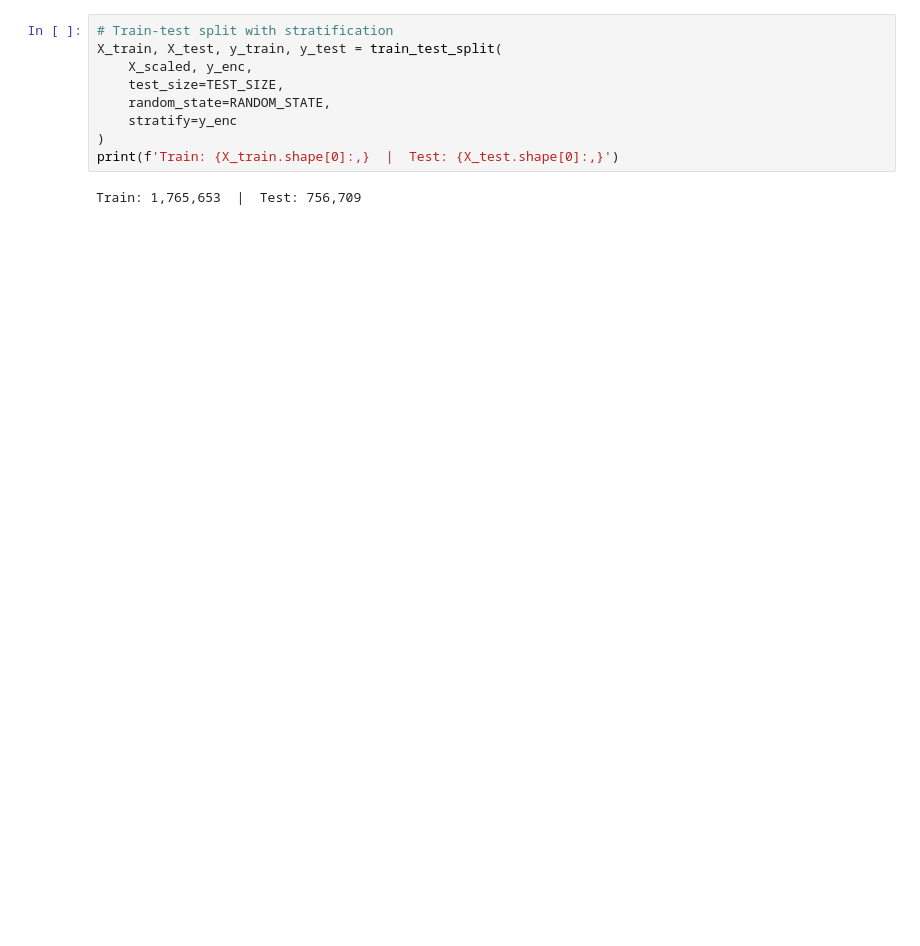
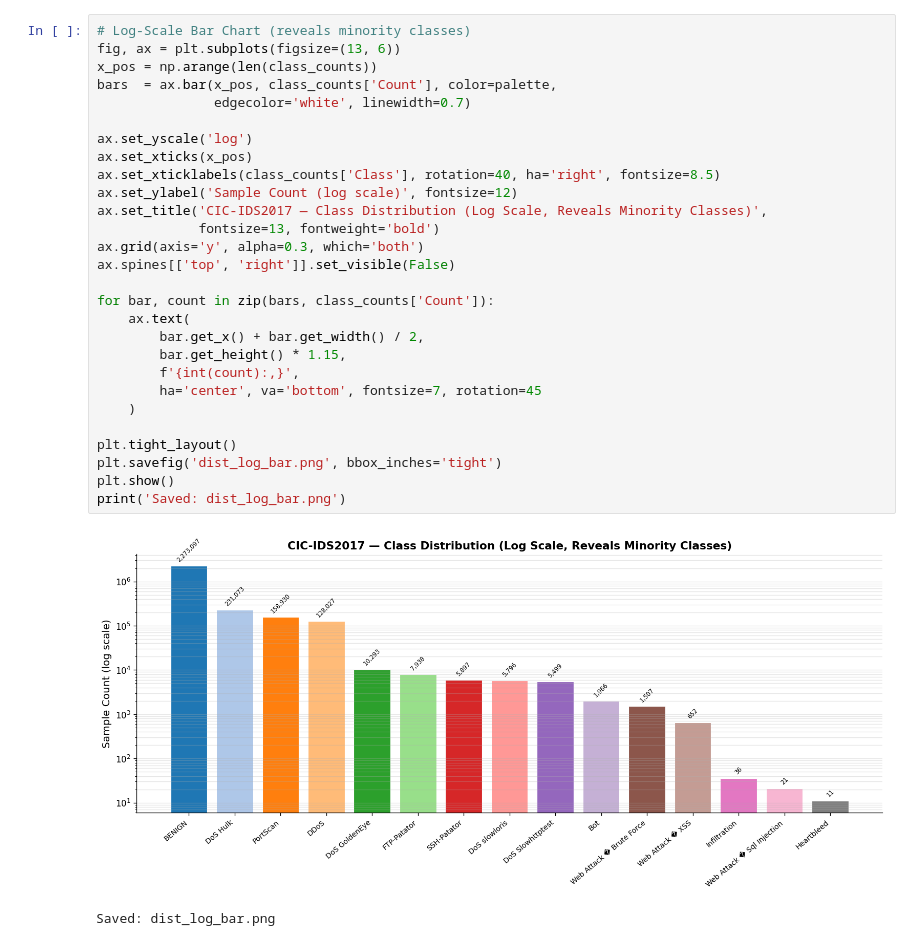
Before and after one commit to yoshbatula/Hybrid-Enhanced-Stacked-Ensemble-for-Network-Intrusion-Detection, a Jupyter notebook: baseline-model.ipynb, the cells around one changed output. Cells and saved outputs as stored; diff of their text form; blank space fills up the shorter version.

```diff
--- a/baseline-model.ipynb
+++ b/baseline-model.ipynb
@@ -171,12 +188,32 @@ Data preparation complete.
 # %%
-# Train-test split with stratification
-X_train, X_test, y_train, y_test = train_test_split(
-    X_scaled, y_enc,
-    test_size=TEST_SIZE,
-    random_state=RANDOM_STATE,
-    stratify=y_enc
-)
-print(f'Train: {X_train.shape[0]:,}  |  Test: {X_test.shape[0]:,}')
+# Log-Scale Bar Chart (reveals minority classes)
+fig, ax = plt.subplots(figsize=(13, 6))
+x_pos = np.arange(len(class_counts))
+bars  = ax.bar(x_pos, class_counts['Count'], color=palette,
+               edgecolor='white', linewidth=0.7)
+
+ax.set_yscale('log')
+ax.set_xticks(x_pos)
+ax.set_xticklabels(class_counts['Class'], rotation=40, ha='right', fontsize=8.5)
+ax.set_ylabel('Sample Count (log scale)', fontsize=12)
+ax.set_title('CIC-IDS2017 — Class Distribution (Log Scale, Reveals Minority Classes)',
+             fontsize=13, fontweight='bold')
+ax.grid(axis='y', alpha=0.3, which='both')
+ax.spines[['top', 'right']].set_visible(False)
+
+for bar, count in zip(bars, class_counts['Count']):
+    ax.text(
+        bar.get_x() + bar.get_width() / 2,
+        bar.get_height() * 1.15,
+        f'{int(count):,}',
+        ha='center', va='bottom', fontsize=7, rotation=45
+    )
+
+plt.tight_layout()
+plt.savefig('dist_log_bar.png', bbox_inches='tight')
+plt.show()
+print('Saved: dist_log_bar.png')
 # %% [output]
+[figure, added]
-Train: 1,765,653  |  Test: 756,709
+Saved: dist_log_bar.png
 # %%
```
Also changed, not shown: parts of 21 cells of this notebook, 10 other files.
